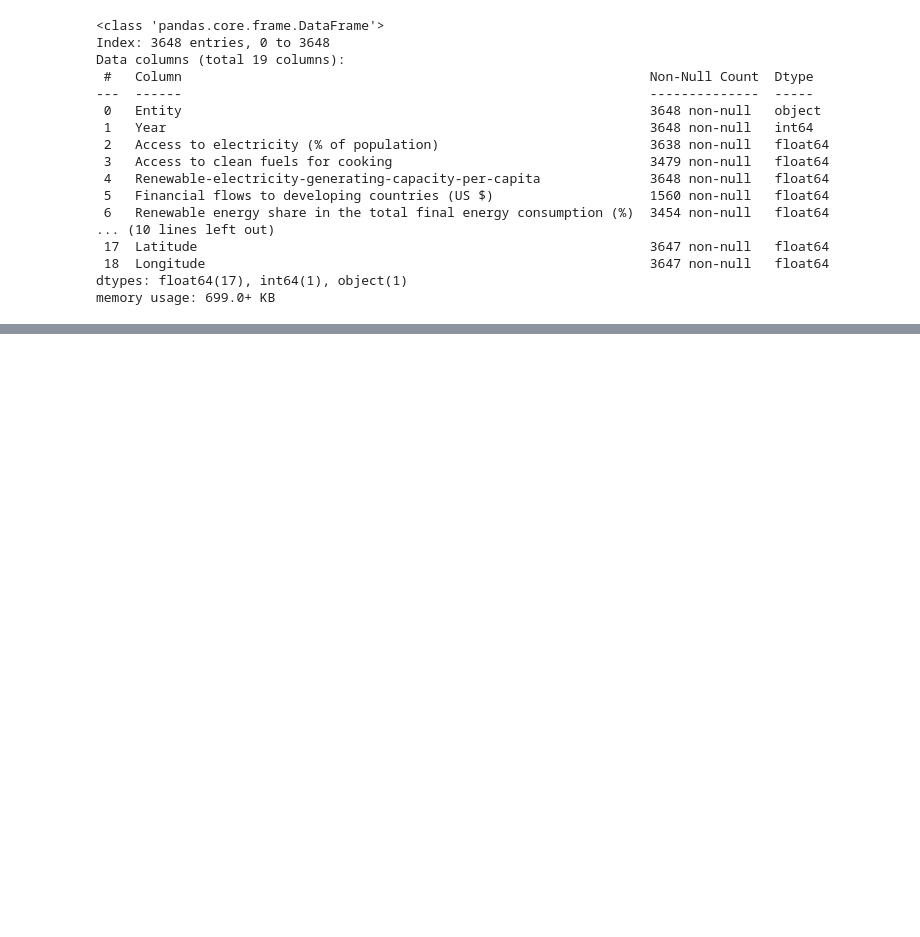
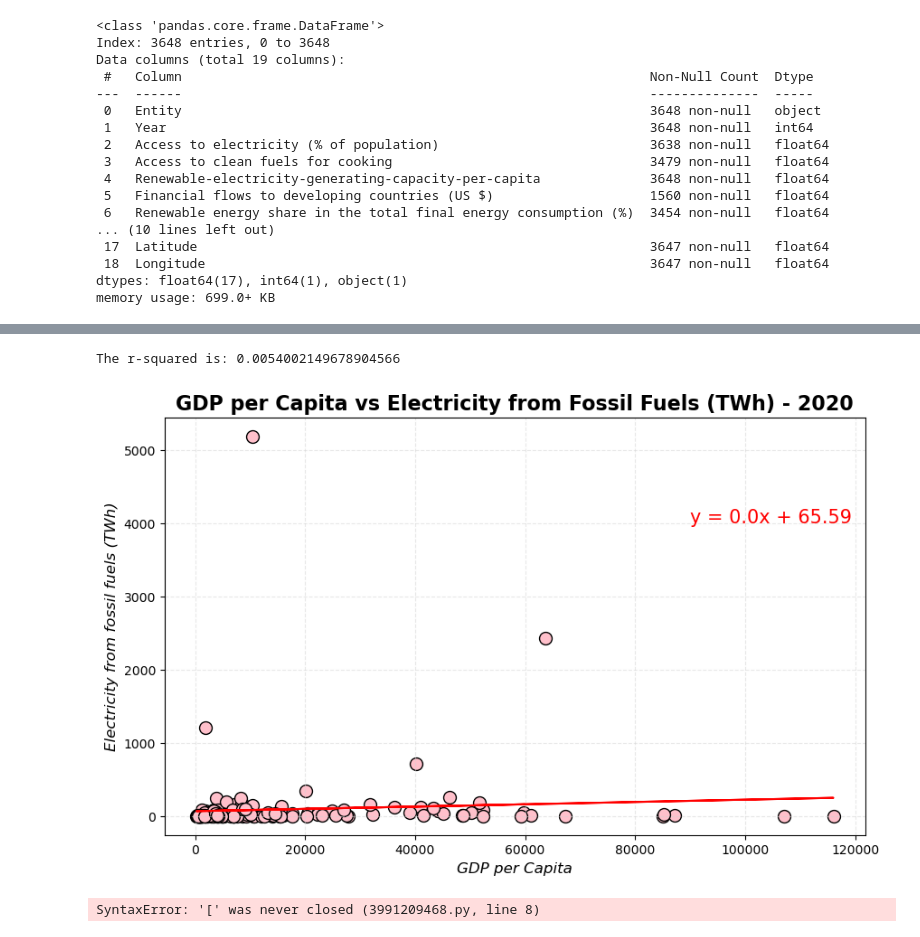
Before and after one commit to jwlosz/project-1-group17, a Jupyter notebook: sustainable master data.ipynb, the cells around one changed output, grey strips where cells are left out. Cells and saved outputs as stored; diff of their text form; code cells hidden in the pictures; blank space fills up the shorter version.

Commit message:
Jason 6/3 Regression work

```diff
--- a/sustainable master data.ipynb
+++ b/sustainable master data.ipynb
@@ -160,0 +168,79 @@ new_data_df.corr(numeric_only=True)
+# %%
+#1st regression - GDP per Capita vs Electricity from fossil fuels (TWh)
+data_2020 = new_data_df[new_data_df["Year"] == 2020]
+data_2020_cleaned = data_2020.dropna(subset=["gdp_per_capita", "Electricity from fossil fuels (TWh)"])
+# %%
+#1st regression - GDP per Capita vs Electricity from fossil fuels (TWh)
+#data_2020 = new_data_df[new_data_df["Year"] == 2020]
+# data_2020_cleaned = data_2020.dropna(subset=["gdp_per_capita", "Electricity from fossil fuels (TWh)"])
+
+
+# Get the x and y values for the plot
+x_values = data_2020_cleaned["gdp_per_capita"]
+y_values = data_2020_cleaned["Electricity from fossil fuels (TWh)"]
+
+# makes the line of best fit
+(slope, intercept, rvalue, pvalue, stderr) = linregress(x_values, y_values)
+regress_values = x_values * slope + intercept # calculate the predictions
+line_eq = "y = " + str(round(slope,2)) + "x + " + str(round(intercept,2))
+
+# make the plot
+# Step 2: Make the canvas
+plt.figure(figsize=(10, 6))
+
+# Step 3: Make the basic plot
+plt.scatter(x_values, y_values, facecolor="pink", edgecolor="black", s=100)
+plt.plot(x_values, regress_values, "r-") # plot the line of best fit
+
+# Step 4: Customizations
+plt.xlabel("GDP per Capita", fontsize=12, fontstyle="italic")
+plt.ylabel("Electricity from fossil fuels (TWh)", fontsize=12, fontstyle="italic")
+plt.title("GDP per Capita vs Electricity from Fossil Fuels (TWh) - 2020", fontweight="bold", fontsize=16)
+plt.grid(color="lightgrey", linestyle = "--", alpha=0.5)
+
+plt.annotate(line_eq,(90000, 4000),fontsize=15,color="red")
+
+print(f"The r-squared is: {rvalue**2}")
+plt.show()
+# %% [output]
+The r-squared is: 0.0054002149678904566
+[figure, added]
+# %%
+#1st regression - GDP per Capita vs Electricity from fossil fuels (TWh)
+
+line_eq_formatted = line_eq.format("{:.2f}")  # This formats the numbers to have 2 decimal places
+
+# Filter the DataFrame for the year 2020
+data_2020 = new_data_df[new_data_df["Year"] == 2020]
+data_2020_cleaned = data_2020.dropna(subset=["gdp_per_capita", "Electricity from renewables (TWh)"])
+
+
+# Get the x and y values for the plot
+x_values = data_2020_cleaned["gdp_per_capita"]
+y_values = data_2020_cleaned["Electricity from renewables (TWh)"]
+
+# makes the line of best fit
+(slope, intercept, rvalue, pvalue, stderr) = linregress(x_values, y_values)
+regress_values = x_values * slope + intercept # calculate the predictions
+line_eq = "y = " + str(round(slope,2)) + "x + " + str(round(intercept,2))
+
+# make the plot
+# Step 2: Make the canvas
+plt.figure(figsize=(10, 6))
+
+# Step 3: Make the basic plot
+plt.scatter(x_values, y_values, facecolor="pink", edgecolor="black", s=100)
+plt.plot(x_values, regress_values, "r-") # plot the line of best fit
+
+# Step 4: Customizations
+plt.xlabel("GDP per Capita", fontsize=12, fontstyle="italic")
+plt.ylabel("Electricity from renewables (TWh)", fontsize=12, fontstyle="italic")
+plt.title("GDP per Capita vs Electricity from renewables (TWh) - 2020", fontweight="bold", fontsize=16)
+plt.grid(color="lightgrey", linestyle = "--", alpha=0.5)
+
+plt.annotate(line_eq_formatted, (90000, 1500), fontsize=15, color="red")
+
+print(f"The r-squared is: {rvalue**2}")
+plt.show()
+# %% [output]
+SyntaxError: '[' was never closed (3991209468.py, line 8)
```
Also changed, not shown: parts of 2 cells of this notebook.
